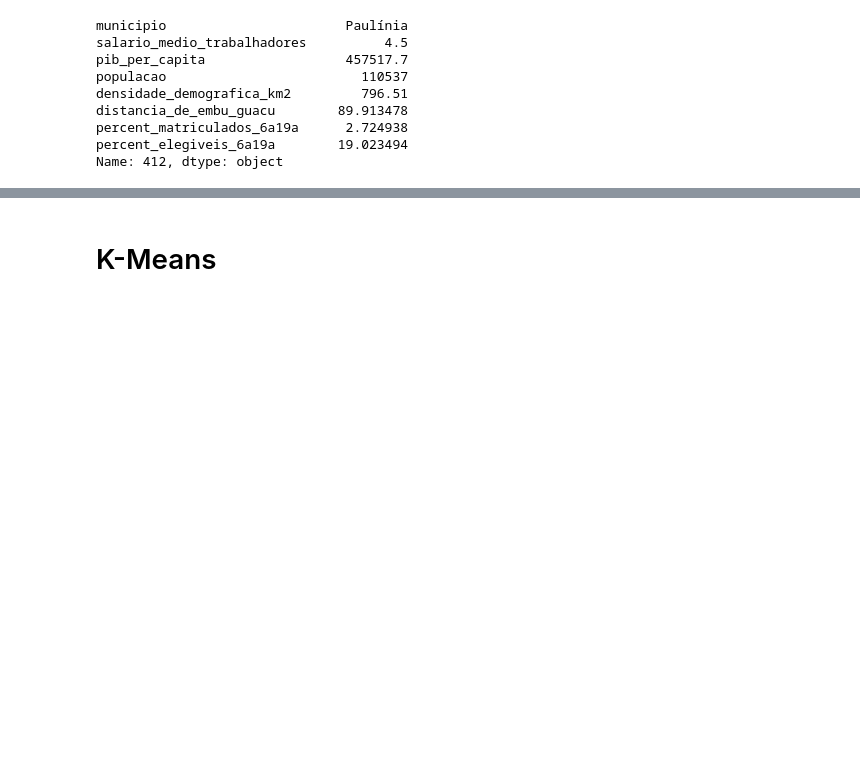
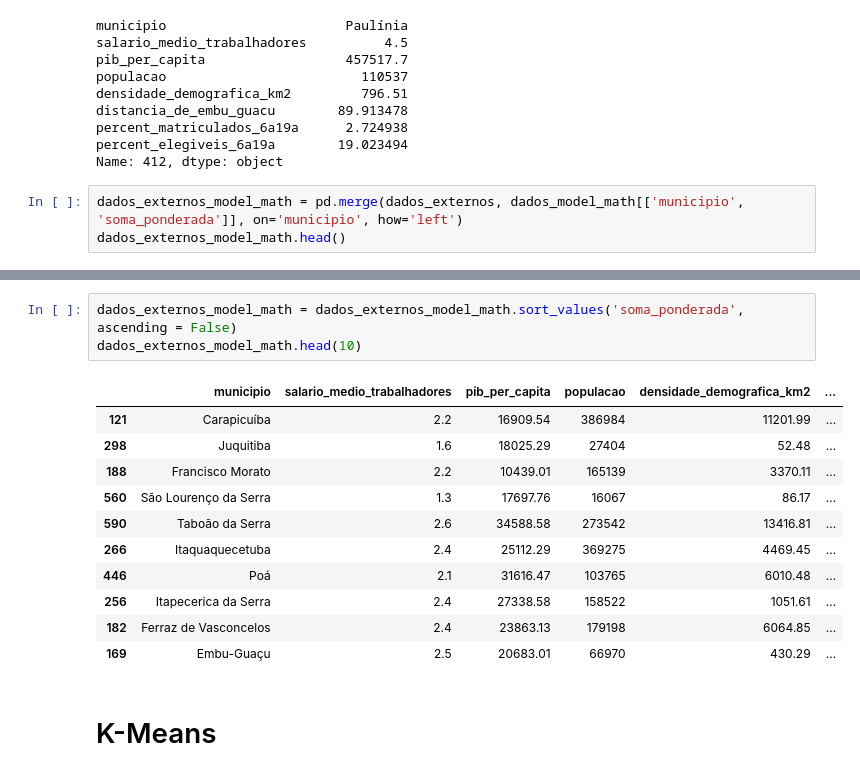
Before and after one commit to kfpetruz/Projeto-Expansao-ONG-Passos-Magicos, a Jupyter notebook: model_expansao.ipynb, the cells around one changed output, grey strips where cells are left out. Drawn from its saved outputs; the diff is of its cells as text; blank space fills up the shorter version.

```diff
--- a/model_expansao.ipynb
+++ b/model_expansao.ipynb
@@ -252,3 +261,6 @@ distancia_de_embu_guacu        89.913478
 percent_matriculados_6a19a      2.724938
 percent_elegiveis_6a19a        19.023494
 Name: 412, dtype: object
+# %%
+dados_externos_model_math = pd.merge(dados_externos, dados_model_math[['municipio', 'soma_ponderada']], on='municipio', how='left')
+dados_externos_model_math.head()
@@ -255,3 +274,18 @@ Name: 412, dtype: object
+# %%
+dados_externos_model_math = dados_externos_model_math.sort_values('soma_ponderada', ascending = False)
+dados_externos_model_math.head(10)
+# %% [output]
+|  | municipio | salario_medio_trabalhadores | pib_per_capita | populacao | densidade_demografica_km2 | ... |
+| 121 | Carapicuíba | 2.2 | 16909.54 | 386984 | 11201.99 | ... |
+| 298 | Juquitiba | 1.6 | 18025.29 | 27404 | 52.48 | ... |
+| 188 | Francisco Morato | 2.2 | 10439.01 | 165139 | 3370.11 | ... |
+| 560 | São Lourenço da Serra | 1.3 | 17697.76 | 16067 | 86.17 | ... |
+| 590 | Taboão da Serra | 2.6 | 34588.58 | 273542 | 13416.81 | ... |
+| 266 | Itaquaquecetuba | 2.4 | 25112.29 | 369275 | 4469.45 | ... |
+| 446 | Poá | 2.1 | 31616.47 | 103765 | 6010.48 | ... |
+| 256 | Itapecerica da Serra | 2.4 | 27338.58 | 158522 | 1051.61 | ... |
+| 182 | Ferraz de Vasconcelos | 2.4 | 23863.13 | 179198 | 6064.85 | ... |
+| 169 | Embu-Guaçu | 2.5 | 20683.01 | 66970 | 430.29 | ... |
 # %% [markdown]
 # K-Means
 # %%
```
Also changed, not shown: parts of 12 cells of this notebook, 1 other file.
